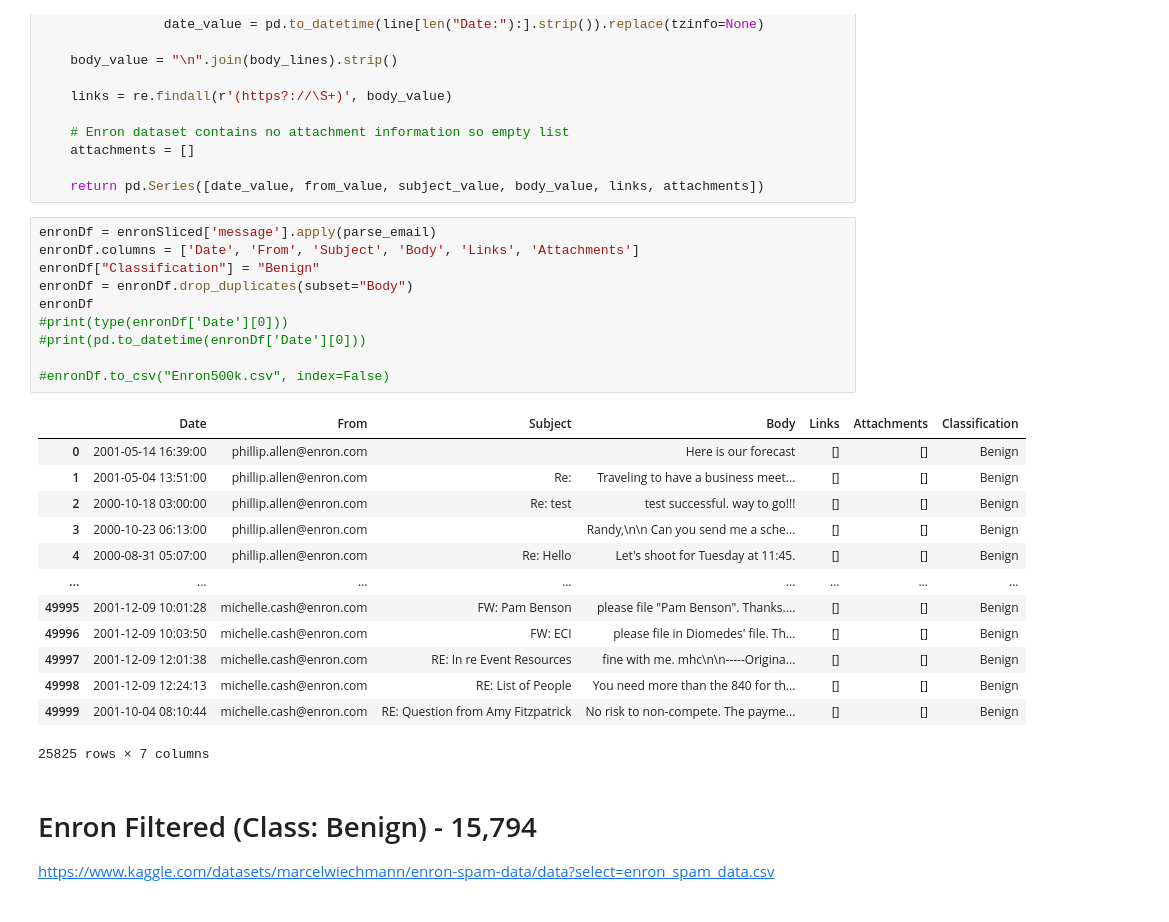
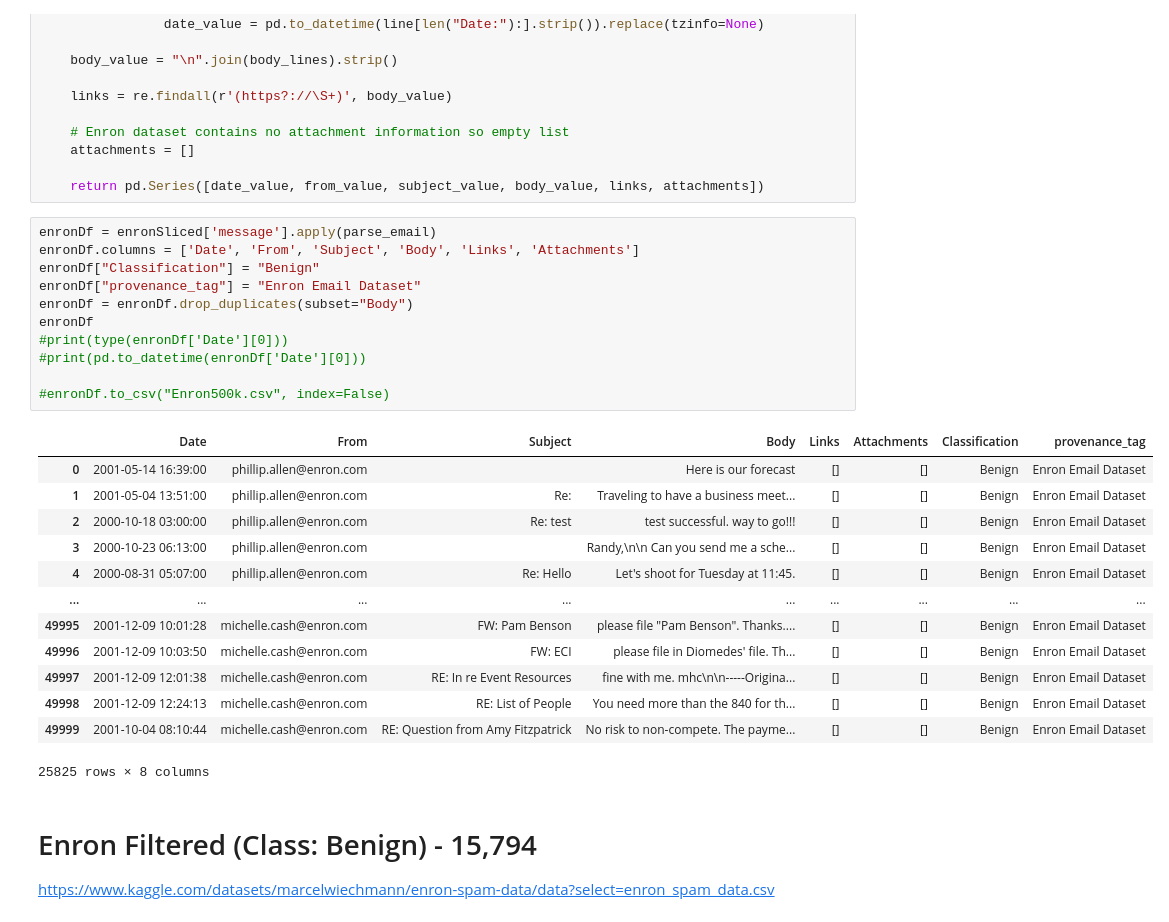
Before and after one commit to Reno0213/capstone, a Jupyter notebook: dataset.ipynb, the cells around one changed output. Saved outputs shown, nothing was run; the diff lists cells and outputs as text.

Commit message:
added provenance tags and fixed setup issues

```diff
--- a/dataset.ipynb
+++ b/dataset.ipynb
@@ -86,27 +86,28 @@ def parse_email(raw_email: str):
 # %%
 enronDf = enronSliced['message'].apply(parse_email)
 enronDf.columns = ['Date', 'From', 'Subject', 'Body', 'Links', 'Attachments']
 enronDf["Classification"] = "Benign"
+enronDf["provenance_tag"] = "Enron Email Dataset"
 enronDf = enronDf.drop_duplicates(subset="Body")
 enronDf
 #print(type(enronDf['Date'][0]))
 #print(pd.to_datetime(enronDf['Date'][0]))
 
 #enronDf.to_csv("Enron500k.csv", index=False)
 # %% [output]
-|  | Date | From | Subject | Body | Links | Attachments | Classification |
-| 0 | 2001-05-14 16:39:00 | phillip.allen@enron.com |  | Here is our forecast | [] | [] | Benign |
-| 1 | 2001-05-04 13:51:00 | phillip.allen@enron.com | Re: | Traveling to have a business meet... | [] | [] | Benign |
-| 2 | 2000-10-18 03:00:00 | phillip.allen@enron.com | Re: test | test successful. way to go!!! | [] | [] | Benign |
-| 3 | 2000-10-23 06:13:00 | phillip.allen@enron.com |  | Randy,\n\n Can you send me a sche... | [] | [] | Benign |
-| 4 | 2000-08-31 05:07:00 | phillip.allen@enron.com | Re: Hello | Let's shoot for Tuesday at 11:45. | [] | [] | Benign |
-| ... | ... | ... | ... | ... | ... | ... | ... |
-| 49995 | 2001-12-09 10:01:28 | michelle.cash@enron.com | FW: Pam Benson | please file "Pam Benson". Thanks.... | [] | [] | Benign |
-| 49996 | 2001-12-09 10:03:50 | michelle.cash@enron.com | FW: ECI | please file in Diomedes' file. Th... | [] | [] | Benign |
-| 49997 | 2001-12-09 12:01:38 | michelle.cash@enron.com | RE: In re Event Resources | fine with me. mhc\n\n-----Origina... | [] | [] | Benign |
-| 49998 | 2001-12-09 12:24:13 | michelle.cash@enron.com | RE: List of People | You need more than the 840 for th... | [] | [] | Benign |
-| 49999 | 2001-10-04 08:10:44 | michelle.cash@enron.com | RE: Question from Amy Fitzpatrick | No risk to non-compete. The payme... | [] | [] | Benign |
+|  | Date | From | Subject | Body | Links | Attachments | Classification | provenance_tag |
+| 0 | 2001-05-14 16:39:00 | phillip.allen@enron.com |  | Here is our forecast | [] | [] | Benign | Enron Email Dataset |
+| 1 | 2001-05-04 13:51:00 | phillip.allen@enron.com | Re: | Traveling to have a business meet... | [] | [] | Benign | Enron Email Dataset |
+| 2 | 2000-10-18 03:00:00 | phillip.allen@enron.com | Re: test | test successful. way to go!!! | [] | [] | Benign | Enron Email Dataset |
+| 3 | 2000-10-23 06:13:00 | phillip.allen@enron.com |  | Randy,\n\n Can you send me a sche... | [] | [] | Benign | Enron Email Dataset |
+| 4 | 2000-08-31 05:07:00 | phillip.allen@enron.com | Re: Hello | Let's shoot for Tuesday at 11:45. | [] | [] | Benign | Enron Email Dataset |
+| ... | ... | ... | ... | ... | ... | ... | ... | ... |
+| 49995 | 2001-12-09 10:01:28 | michelle.cash@enron.com | FW: Pam Benson | please file "Pam Benson". Thanks.... | [] | [] | Benign | Enron Email Dataset |
+| 49996 | 2001-12-09 10:03:50 | michelle.cash@enron.com | FW: ECI | please file in Diomedes' file. Th... | [] | [] | Benign | Enron Email Dataset |
+| 49997 | 2001-12-09 12:01:38 | michelle.cash@enron.com | RE: In re Event Resources | fine with me. mhc\n\n-----Origina... | [] | [] | Benign | Enron Email Dataset |
+| 49998 | 2001-12-09 12:24:13 | michelle.cash@enron.com | RE: List of People | You need more than the 840 for th... | [] | [] | Benign | Enron Email Dataset |
+| 49999 | 2001-10-04 08:10:44 | michelle.cash@enron.com | RE: Question from Amy Fitzpatrick | No risk to non-compete. The payme... | [] | [] | Benign | Enron Email Dataset |
-25825 rows × 7 columns
+25825 rows × 8 columns
 # %% [markdown]
 # Enron Filtered (Class: Benign) - 15,794
 https://www.kaggle.com/datasets/marcelwiechmann/enron-spam-data/data?select=enron_spam_data.csv
```
Also changed, not shown: parts of 28 cells of this notebook.
